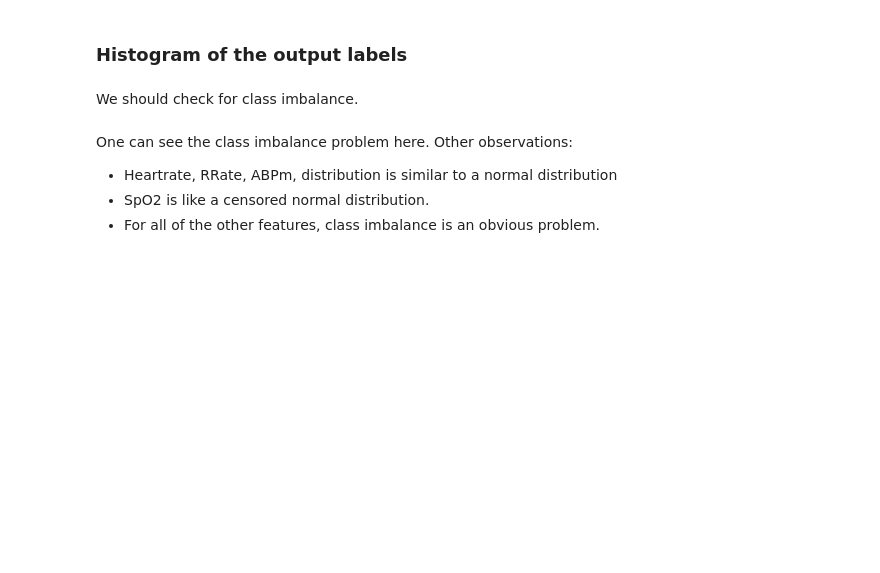
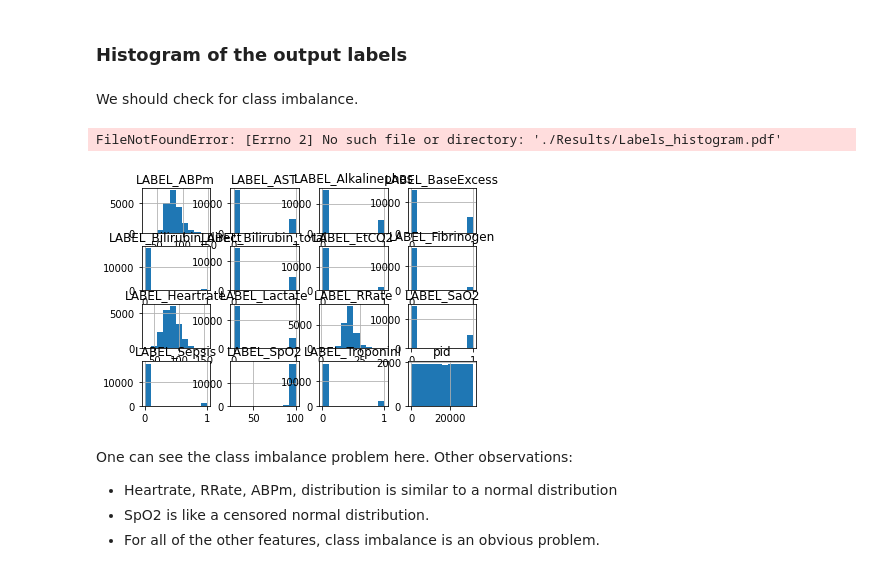
Before and after one commit to Ahmadrezauf/IntroToML, a Jupyter notebook: task_2/Ldt_task2.ipynb, the cells around one changed output. Cells and saved outputs as stored; diff of their text form; code cells hidden in the pictures; blank space fills up the shorter version.

Commit message:
Histograms added

```diff
--- a/task_2/Ldt_task2.ipynb
+++ b/task_2/Ldt_task2.ipynb
@@ -29,12 +32,15 @@ df_test_features = pd.read_csv ('test_features.csv')
 # %% [markdown]
 We should check for class imbalance.
 # %%
-labs.hist()
+df_train_labels.hist()
 
 with PdfPages("./Results/Labels_histogram.pdf") as export_pdf:
-    for i in list(labs)[1:]:
-        labs.hist(column = i, bins = 100)
+    for i in list(df_train_labels)[1:]:
+        df_train_labels.hist(column = i, bins = 100)
         export_pdf.savefig()
+# %% [output]
+FileNotFoundError: [Errno 2] No such file or directory: './Results/Labels_histogram.pdf'
+[figure, added]
 # %% [markdown]
 One can see the class imbalance problem here. Other observations:
   * Heartrate, RRate, ABPm,  distribution is similar to a normal distribution
```
Also changed, not shown: parts of 1 cell of this notebook, 3 other files.
